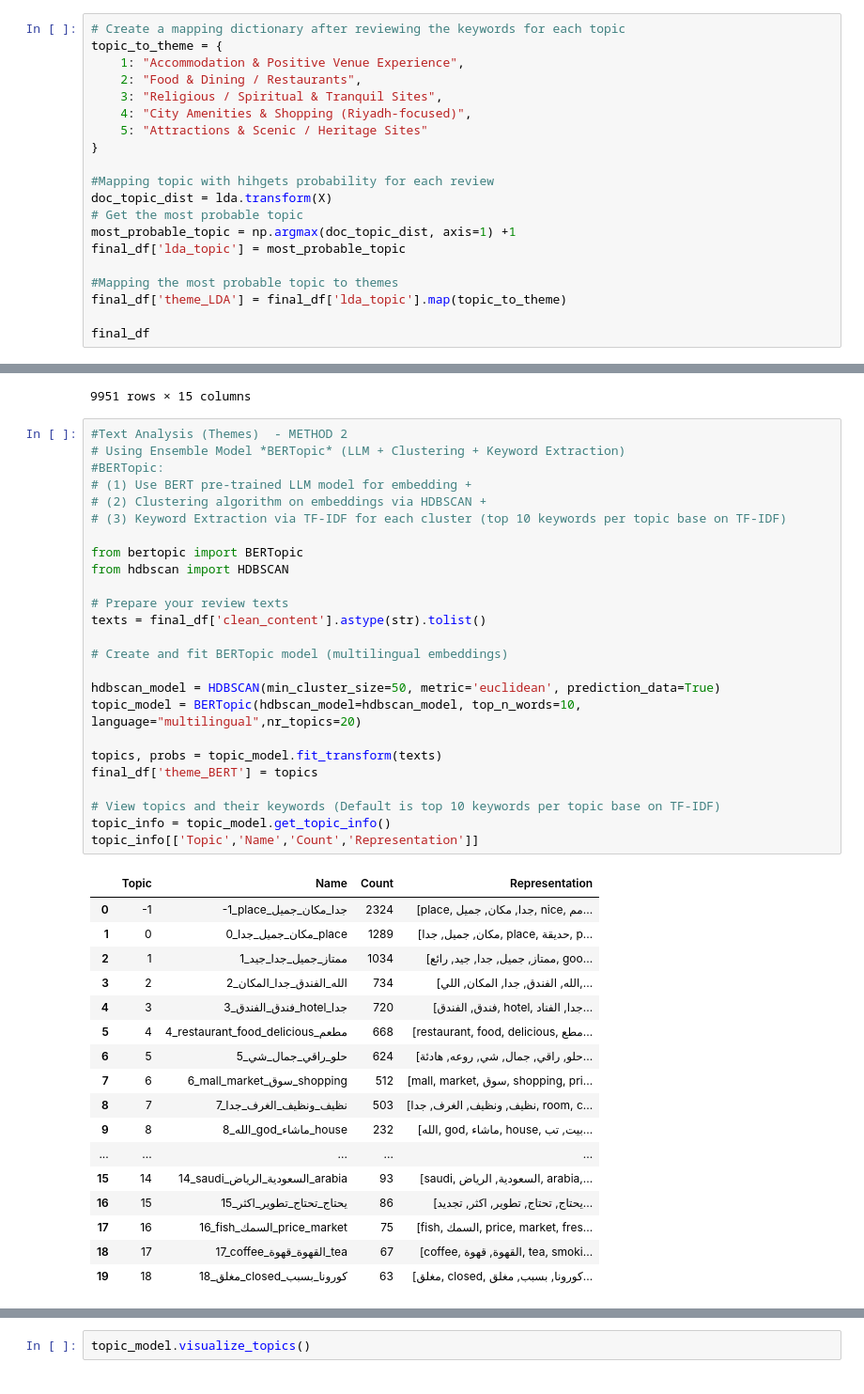
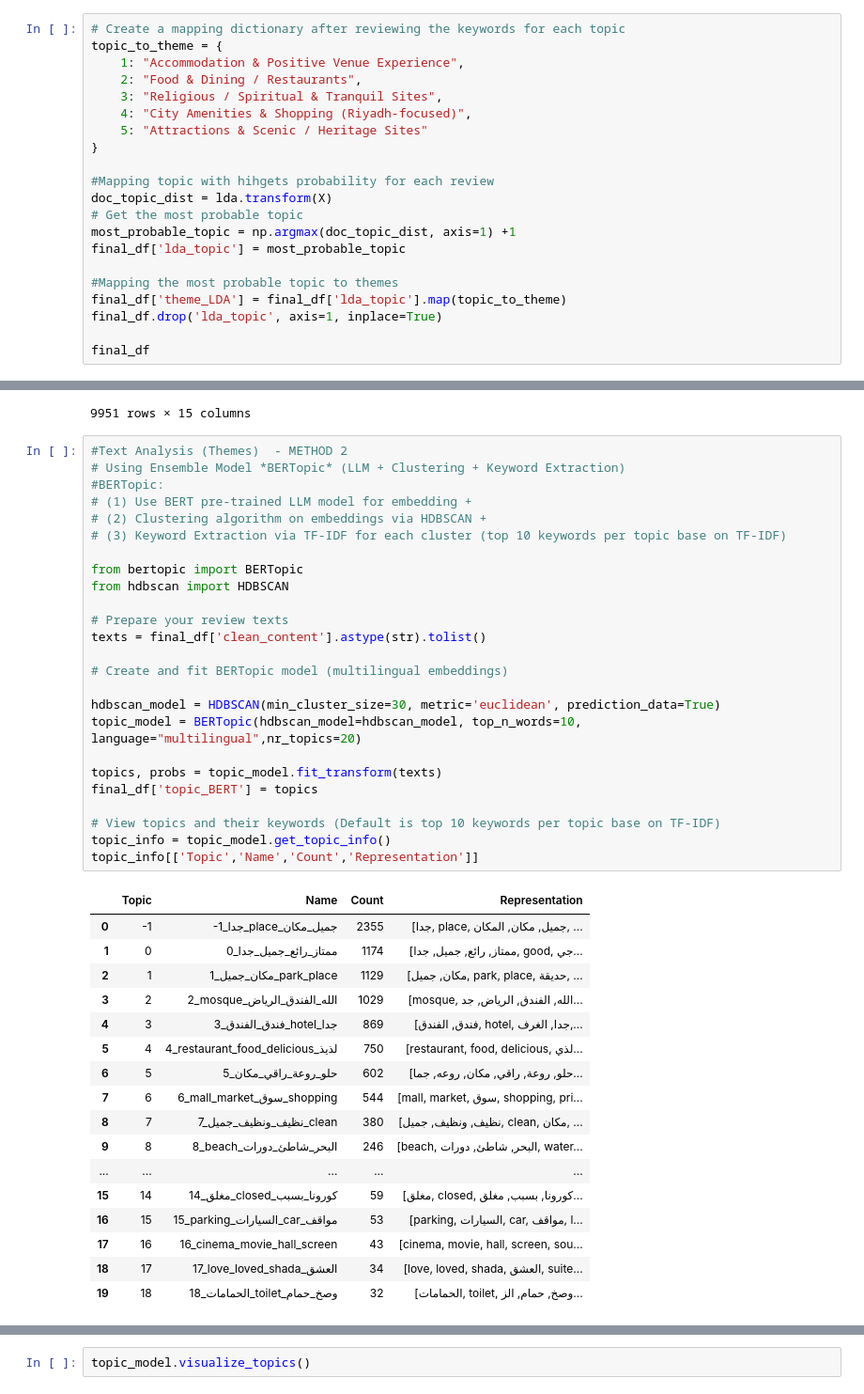
Before and after one commit to jadkrisht98/Artefact_Project, a Jupyter notebook: Final_Notebook.ipynb, the cells around one changed output, grey strips where cells are left out. Shown at 94% size. Cells and saved outputs as stored; diff of their text form.

```diff
--- a/Final_Notebook.ipynb
+++ b/Final_Notebook.ipynb
@@ -680,6 +668,7 @@ final_df['lda_topic'] = most_probable_topic
 
 #Mapping the most probable topic to themes
 final_df['theme_LDA'] = final_df['lda_topic'].map(topic_to_theme)
+final_df.drop('lda_topic', axis=1, inplace=True)
 
 final_df
 # %% [output]
@@ -699,44 +688,44 @@ final_df
 # %%
 #Text Analysis (Themes)  - METHOD 2
 # Using Ensemble Model *BERTopic* (LLM + Clustering + Keyword Extraction)
 #BERTopic:
 # (1) Use BERT pre-trained LLM model for embedding +
 # (2) Clustering algorithm on embeddings via HDBSCAN +
 # (3) Keyword Extraction via TF-IDF for each cluster (top 10 keywords per topic base on TF-IDF)
 
 from bertopic import BERTopic
 from hdbscan import HDBSCAN
 
 # Prepare your review texts
 texts = final_df['clean_content'].astype(str).tolist()
 
 # Create and fit BERTopic model (multilingual embeddings)
 
-hdbscan_model = HDBSCAN(min_cluster_size=50, metric='euclidean', prediction_data=True)
+hdbscan_model = HDBSCAN(min_cluster_size=30, metric='euclidean', prediction_data=True)
 topic_model = BERTopic(hdbscan_model=hdbscan_model, top_n_words=10, language="multilingual",nr_topics=20)
 
 topics, probs = topic_model.fit_transform(texts)
-final_df['theme_BERT'] = topics
+final_df['topic_BERT'] = topics
 
 # View topics and their keywords (Default is top 10 keywords per topic base on TF-IDF)
 topic_info = topic_model.get_topic_info()
 topic_info[['Topic','Name','Count','Representation']]
 # %% [output]
 |  | Topic | Name | Count | Representation |
-| 0 | -1 | -1_place_جدا_مكان_جميل | 2324 | [place, جدا, مكان, جميل, nice, مم... |
-| 1 | 0 | 0_مكان_جميل_جدا_place | 1289 | [مكان, جميل, جدا, place, حديقة, p... |
-| 2 | 1 | 1_ممتاز_جميل_جدا_جيد | 1034 | [ممتاز, جميل, جدا, جيد, رائع, goo... |
-| 3 | 2 | 2_الله_الفندق_جدا_المكان | 734 | [الله, الفندق, جدا, المكان, اللي,... |
-| 4 | 3 | 3_فندق_الفندق_hotel_جدا | 720 | [فندق, الفندق, hotel, جدا, الفناد... |
-| 5 | 4 | 4_restaurant_food_delicious_مطعم | 668 | [restaurant, food, delicious, مطع... |
-| 6 | 5 | 5_حلو_راقي_جمال_شي | 624 | [حلو, راقي, جمال, شي, روعه, هادئة... |
-| 7 | 6 | 6_mall_market_سوق_shopping | 512 | [mall, market, سوق, shopping, pri... |
-| 8 | 7 | 7_نظيف_ونظيف_الغرف_جدا | 503 | [نظيف, ونظيف, الغرف, جدا, room, c... |
-| 9 | 8 | 8_الله_god_ماشاء_house | 232 | [الله, god, ماشاء, house, بيت, تب... |
+| 0 | -1 | -1_جدا_place_جميل_مكان | 2355 | [جدا, place, جميل, مكان, المكان, ... |
+| 1 | 0 | 0_ممتاز_رائع_جميل_جدا | 1174 | [ممتاز, رائع, جميل, جدا, good, جي... |
+| 2 | 1 | 1_مكان_جميل_park_place | 1129 | [مكان, جميل, park, place, حديقة, ... |
+| 3 | 2 | 2_mosque_الله_الفندق_الرياض | 1029 | [mosque, الله, الفندق, الرياض, جد... |
+| 4 | 3 | 3_فندق_الفندق_hotel_جدا | 869 | [فندق, الفندق, hotel, جدا, الغرف,... |
+| 5 | 4 | 4_restaurant_food_delicious_لذيذ | 750 | [restaurant, food, delicious, لذي... |
+| 6 | 5 | 5_حلو_روعة_راقي_مكان | 602 | [حلو, روعة, راقي, مكان, روعه, جما... |
+| 7 | 6 | 6_mall_market_سوق_shopping | 544 | [mall, market, سوق, shopping, pri... |
+| 8 | 7 | 7_نظيف_ونظيف_جميل_clean | 380 | [نظيف, ونظيف, جميل, clean, مكان, ... |
+| 9 | 8 | 8_beach_البحر_شاطئ_دورات | 246 | [beach, البحر, شاطئ, دورات, water... |
 | ... | ... | ... | ... | ... |
-| 15 | 14 | 14_saudi_السعودية_الرياض_arabia | 93 | [saudi, السعودية, الرياض, arabia,... |
-| 16 | 15 | 15_يحتاج_تحتاج_تطوير_اكثر | 86 | [يحتاج, تحتاج, تطوير, اكثر, تجديد... |
-| 17 | 16 | 16_fish_السمك_price_market | 75 | [fish, السمك, price, market, fres... |
-| 18 | 17 | 17_coffee_القهوة_قهوة_tea | 67 | [coffee, القهوة, قهوة, tea, smoki... |
-| 19 | 18 | 18_مغلق_closed_كورونا_بسبب | 63 | [مغلق, closed, كورونا, بسبب, مغلق... |
+| 15 | 14 | 14_مغلق_closed_كورونا_بسبب | 59 | [مغلق, closed, كورونا, بسبب, مغلق... |
+| 16 | 15 | 15_parking_السيارات_car_مواقف | 53 | [parking, السيارات, car, مواقف, l... |
+| 17 | 16 | 16_cinema_movie_hall_screen | 43 | [cinema, movie, hall, screen, sou... |
+| 18 | 17 | 17_love_loved_shada_العشق | 34 | [love, loved, shada, العشق, suite... |
+| 19 | 18 | 18_الحمامات_toilet_وصخ_حمام | 32 | [الحمامات, toilet, وصخ, حمام, الز... |
 # %%
```
Also changed, not shown: parts of 4 cells of this notebook.
